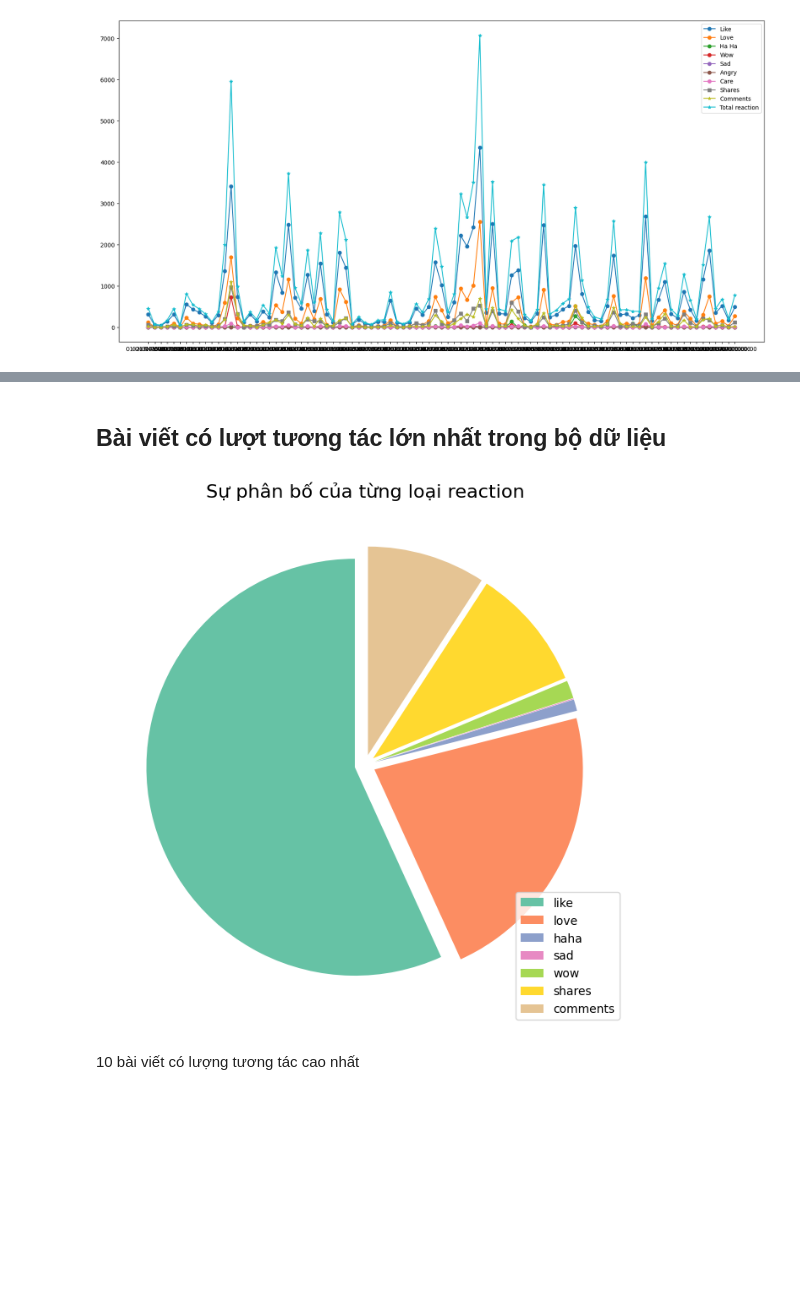
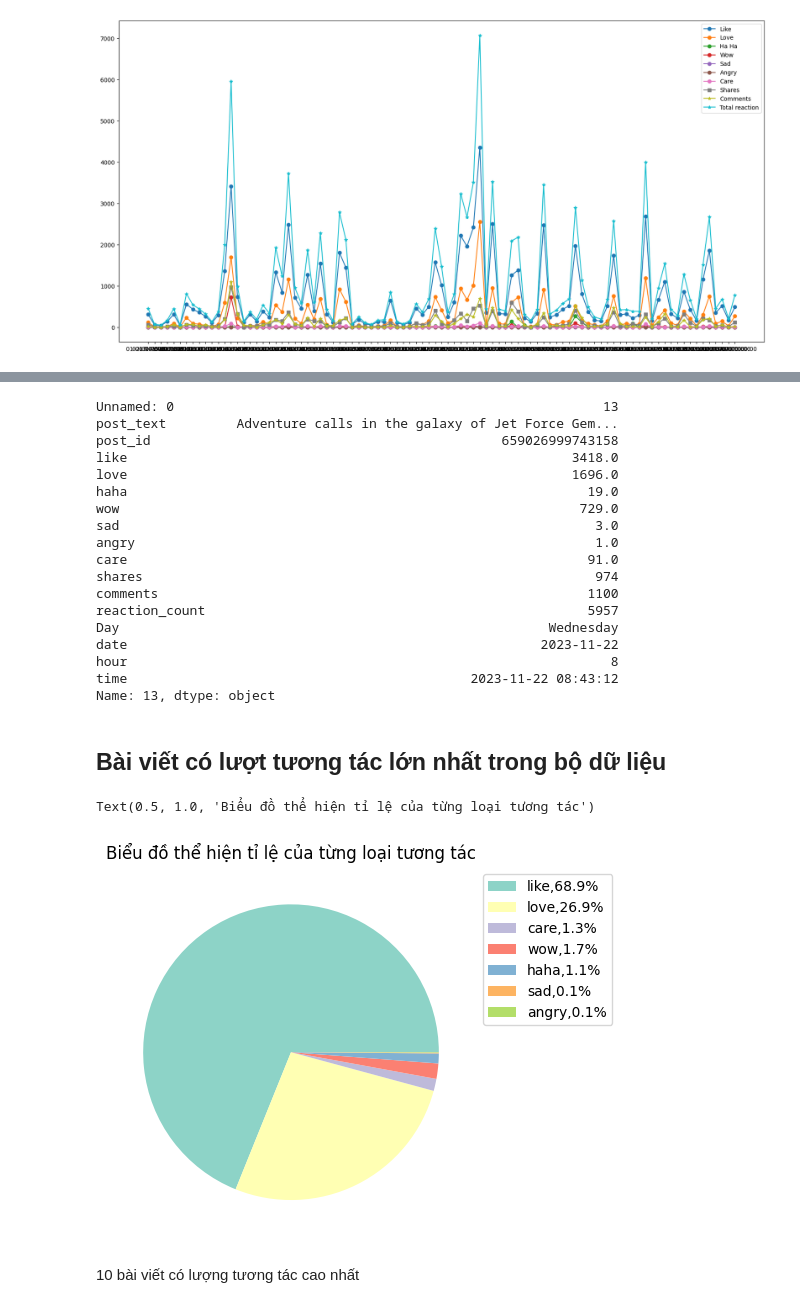
Before and after one commit to gmoew/final-python, a Jupyter notebook: Analyzing Data.ipynb, the cells around one changed output, grey strips where cells are left out. Saved outputs shown, nothing was run; the diff lists cells and outputs as text; code cells hidden in the pictures; blank space fills up the shorter version.

```diff
--- a/Analyzing Data.ipynb
+++ b/Analyzing Data.ipynb
@@ -29,27 +69,56 @@ ax.xaxis.set_major_formatter(DateFormatter('%d-%m-%y %H:%M'))
+# %%
+#bài đăng có share, comment cao nhất giống nhau
+df = analyze_df.sort_values(["comments"], ascending=False)
+
+print(df.iloc[0])
+# %% [output]
+Unnamed: 0                                                       13
+post_text         Adventure calls in the galaxy of Jet Force Gem...
+post_id                                             659026999743158
+like                                                         3418.0
+love                                                         1696.0
+haha                                                           19.0
+wow                                                           729.0
+sad                                                             3.0
+angry                                                           1.0
+care                                                           91.0
+shares                                                          974
+comments                                                       1100
+reaction_count                                                 5957
+Day                                                       Wednesday
+date                                                     2023-11-22
+hour                                                              8
+time                                            2023-11-22 08:43:12
+Name: 13, dtype: object
 # %% [markdown]
 ## Bài viết có lượt tương tác lớn nhất trong bộ dữ liệu
-# %%
-reaction_total = pd.read_csv('reactions_data.csv')
-keys = ['like', 'love', 'haha', 'sad', 'wow','shares','comments']
-values = [reaction_total[key].sum() for key in keys]
-
-colors = plt.cm.Set2(range(len(keys)))
-
-explode = [0.05, 0.05, 0.05, 0.05, 0.05, 0.05,0.05]
-
-plt.figure(figsize=(8, 8))
-patches, texts, autotexts = plt.pie(values, labels=None, autopct='', startangle=90, colors=colors, explode=explode)
-
-plt.legend(patches, keys, loc='best')
-for text, autotext, color in zip(texts, autotexts, colors):
-    text.set_color(color)
-    autotext.set_color('white')
-
-plt.title('Sự phân bố của từng loại reaction', fontsize=16)
-
-plt.show()
-# %% [output]
-[figure, removed]
+# %%
+reaction_total = pd.read_csv('reactions_data.csv')
+total = reaction_total['reaction_count'].sum()
+total_like = reaction_total['like'].sum()
+total_love = reaction_total['love'].sum()
+total_care = reaction_total['care'].sum()
+total_wow = reaction_total['wow'].sum()
+total_haha = reaction_total['haha'].sum()
+total_sad = reaction_total['sad'].sum()
+total_angry = reaction_total['angry'].sum()
+prop_like = total_like/total * 100
+prop_love = total_love/total * 100
+prop_care = total_care/total * 100
+prop_wow = total_wow/total * 100
+prop_haha = total_haha/total * 100
+prop_sad = total_sad/total * 100
+prop_angry = total_angry/total * 100
+plt.pie(x=np.array([total_like,total_love,total_care,total_wow,total_haha,total_sad,total_angry]),
+        colors=sns.color_palette('Set3'))
+labels = ['like','love','care','wow','haha','sad','angry']
+sizes = [prop_like, prop_love, prop_care, prop_wow, prop_haha, prop_sad, prop_angry]
+labels = [f'{l},{s:0.1f}%' for l, s in zip(labels, sizes)]
+plt.legend(bbox_to_anchor=(1, 1), loc='upper left',labels=labels)
+plt.title('Biểu đồ thể hiện tỉ lệ của từng loại tương tác')
+# %% [output]
+Text(0.5, 1.0, 'Biểu đồ thể hiện tỉ lệ của từng loại tương tác')
+[figure, added]
 # %% [markdown]
 10 bài viết có lượng tương tác cao nhất
 # %%
```
Also changed, not shown: parts of 9 cells of this notebook.
